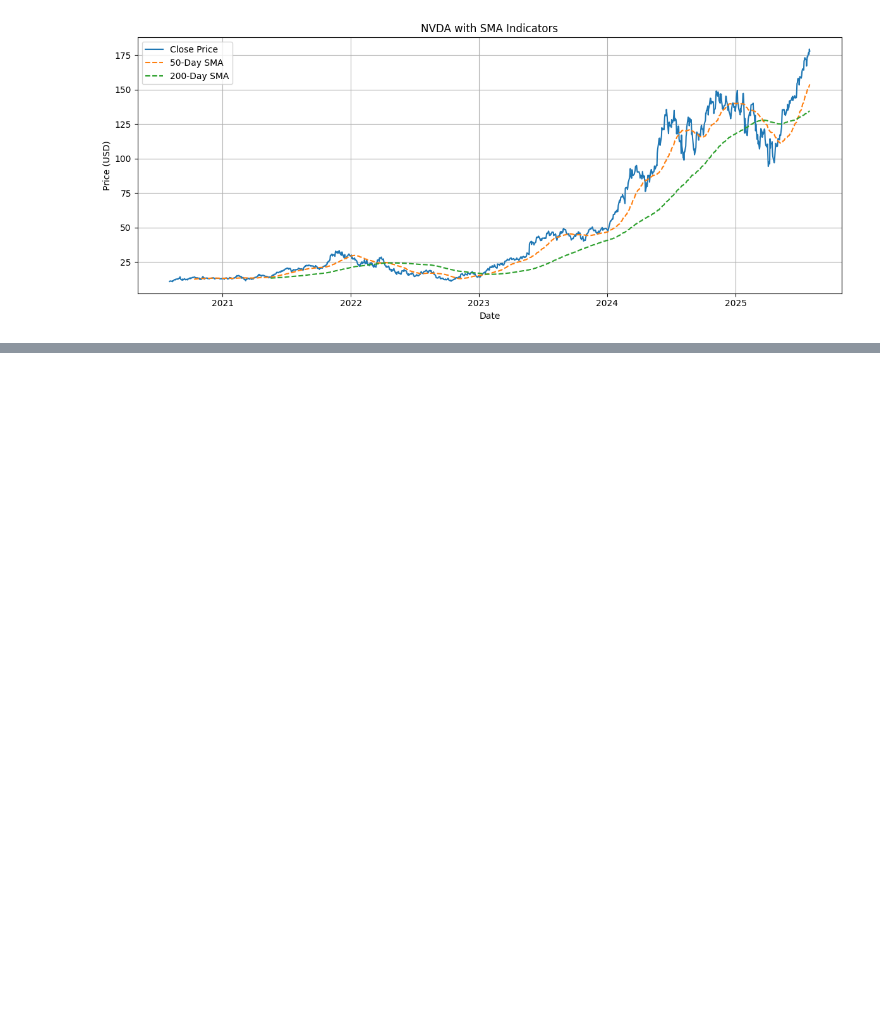
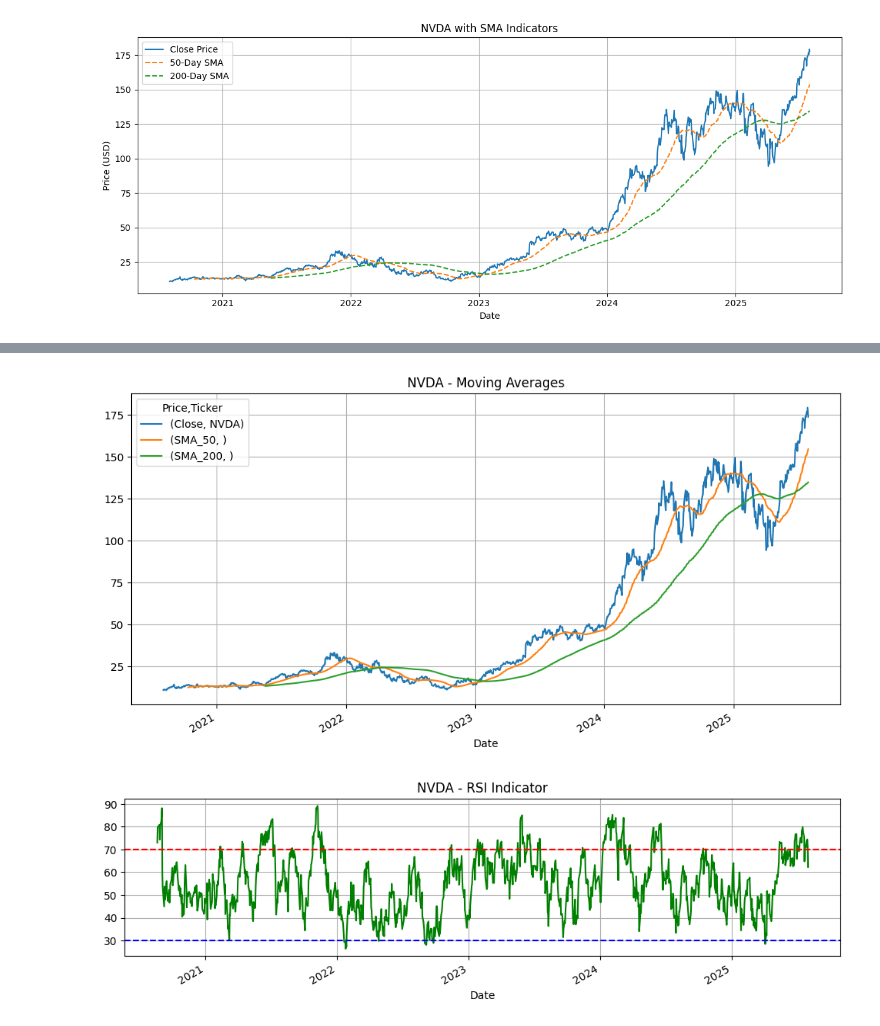
Before and after one commit to 0m3g4Kn1ght/team-collaboration-practice, a Jupyter notebook: Stock_Price_Prediction.ipynb, the cells around one changed output, grey strips where cells are left out. Cells and saved outputs as stored; diff of their text form; code cells hidden in the pictures; blank space fills up the shorter version.

```diff
--- a/Stock_Price_Prediction.ipynb
+++ b/Stock_Price_Prediction.ipynb
@@ -270,0 +354,26 @@ plt.show()
+# %%
+import ta
+
+# Ensure 'Close' is a flat Series (not 2D)
+close_prices = df['Close'].squeeze()  # or use df['Close'].astype(float)
+
+# Add indicators correctly
+df['SMA_50'] = ta.trend.sma_indicator(close_prices, window=50)
+df['SMA_200'] = ta.trend.sma_indicator(close_prices, window=200)
+df['RSI'] = ta.momentum.rsi(close_prices)
+df['MACD'] = ta.trend.macd_diff(close_prices)
+
+# Moving Averages
+df.set_index('Date')[['Close', 'SMA_50', 'SMA_200']].plot(figsize=(12, 6), title=f"{ticker} - Moving Averages")
+plt.grid()
+plt.show()
+
+# RSI
+df.set_index('Date')['RSI'].plot(figsize=(12, 3), title=f"{ticker} - RSI Indicator", color='green')
+plt.axhline(70, linestyle='--', color='red')
+plt.axhline(30, linestyle='--', color='blue')
+plt.grid()
+plt.show()
+# %% [output]
+[figure, added]
+[figure, added]
```
Also changed, not shown: parts of 7 cells of this notebook.
